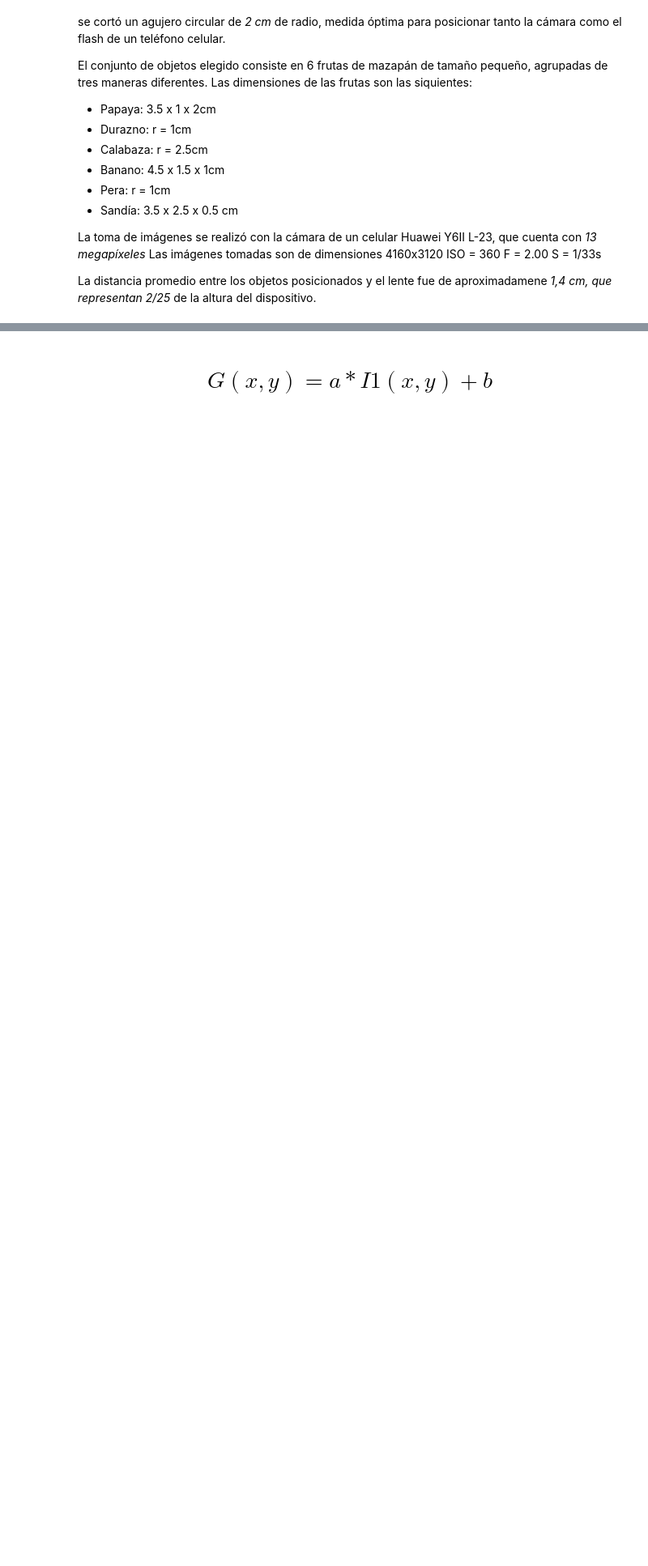
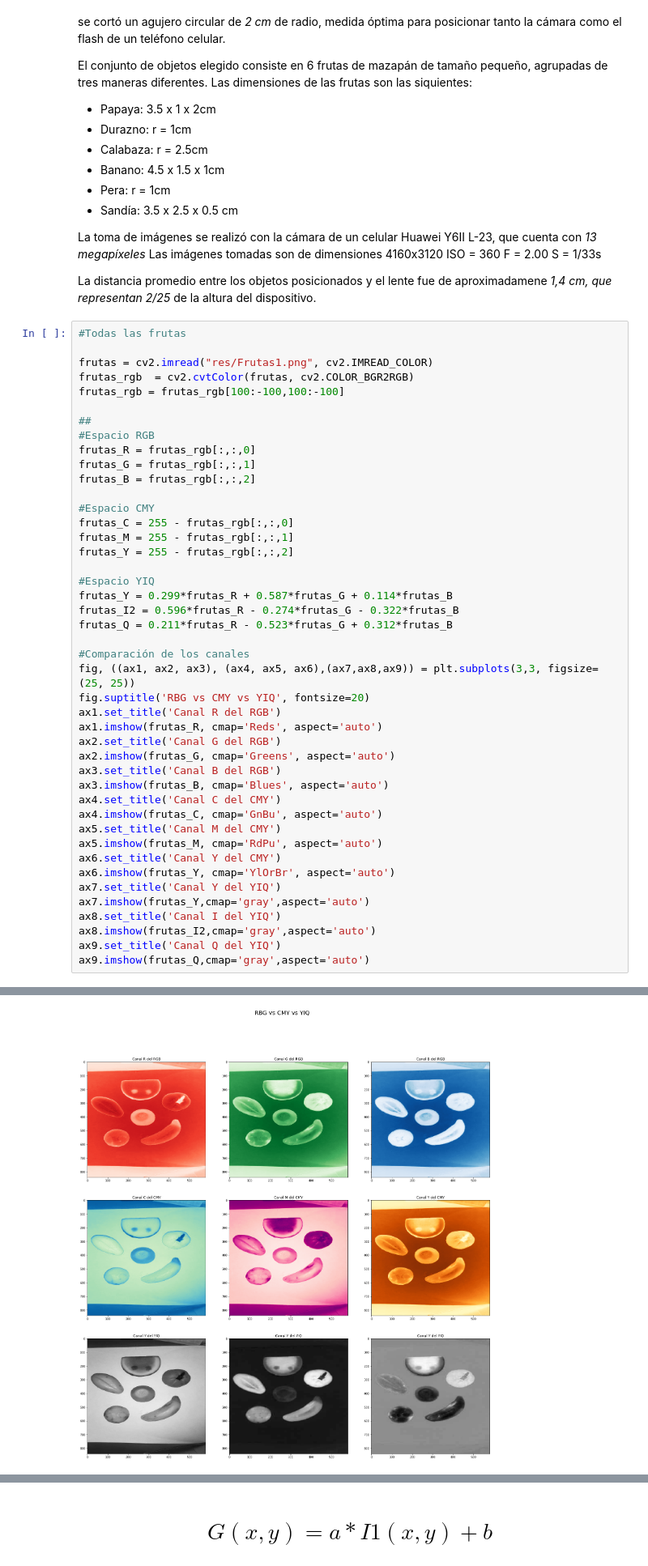
Before and after one commit to sanrestrepo98/Vision-Artificial-9, a Jupyter notebook: Notebook/Untitled.ipynb, the cells around one changed output, grey strips where cells are left out. Shown at 81% size. Drawn from its saved outputs; the diff is of its cells as text; blank space fills up the shorter version.

```diff
--- a/Notebook/Untitled.ipynb
+++ b/Notebook/Untitled.ipynb
@@ -177,3 +177,48 @@ F = 2.00
 S = 1/33s
 
 La distancia promedio entre los objetos posicionados y el lente fue de aproximadamene *1,4 cm, que representan* *2/25* de la altura del dispositivo.
+# %%
+#Todas las frutas
+
+frutas = cv2.imread("res/Frutas1.png", cv2.IMREAD_COLOR)
+frutas_rgb  = cv2.cvtColor(frutas, cv2.COLOR_BGR2RGB)
+frutas_rgb = frutas_rgb[100:-100,100:-100]
+
+##
+#Espacio RGB
+frutas_R = frutas_rgb[:,:,0]
+frutas_G = frutas_rgb[:,:,1]
+frutas_B = frutas_rgb[:,:,2]
+
+#Espacio CMY
+frutas_C = 255 - frutas_rgb[:,:,0]
+frutas_M = 255 - frutas_rgb[:,:,1]
+frutas_Y = 255 - frutas_rgb[:,:,2]
+
+#Espacio YIQ
+frutas_Y = 0.299*frutas_R + 0.587*frutas_G + 0.114*frutas_B
+frutas_I2 = 0.596*frutas_R - 0.274*frutas_G - 0.322*frutas_B
+frutas_Q = 0.211*frutas_R - 0.523*frutas_G + 0.312*frutas_B
+
+#Comparación de los canales
+fig, ((ax1, ax2, ax3), (ax4, ax5, ax6),(ax7,ax8,ax9)) = plt.subplots(3,3, figsize=(25, 25))
+fig.suptitle('RBG vs CMY vs YIQ', fontsize=20)
+ax1.set_title('Canal R del RGB')
+ax1.imshow(frutas_R, cmap='Reds', aspect='auto')
+ax2.set_title('Canal G del RGB')
+ax2.imshow(frutas_G, cmap='Greens', aspect='auto')
+ax3.set_title('Canal B del RGB')
+ax3.imshow(frutas_B, cmap='Blues', aspect='auto')
+ax4.set_title('Canal C del CMY')
+ax4.imshow(frutas_C, cmap='GnBu', aspect='auto')
+ax5.set_title('Canal M del CMY')
+ax5.imshow(frutas_M, cmap='RdPu', aspect='auto')
+ax6.set_title('Canal Y del CMY')
+ax6.imshow(frutas_Y, cmap='YlOrBr', aspect='auto')
+ax7.set_title('Canal Y del YIQ')
+ax7.imshow(frutas_Y,cmap='gray',aspect='auto')
+ax8.set_title('Canal I del YIQ')
+ax8.imshow(frutas_I2,cmap='gray',aspect='auto')
+ax9.set_title('Canal Q del YIQ')
+ax9.imshow(frutas_Q,cmap='gray',aspect='auto')
+# %% [output]
@@ -180,3 +226,4 @@ La distancia promedio entre los objetos posicionados y el lente fue de aproximad
+[figure, added]
 # %% [markdown]
 # MÓDULO 2:
 
```
Also changed, not shown: parts of 1 cell of this notebook.
